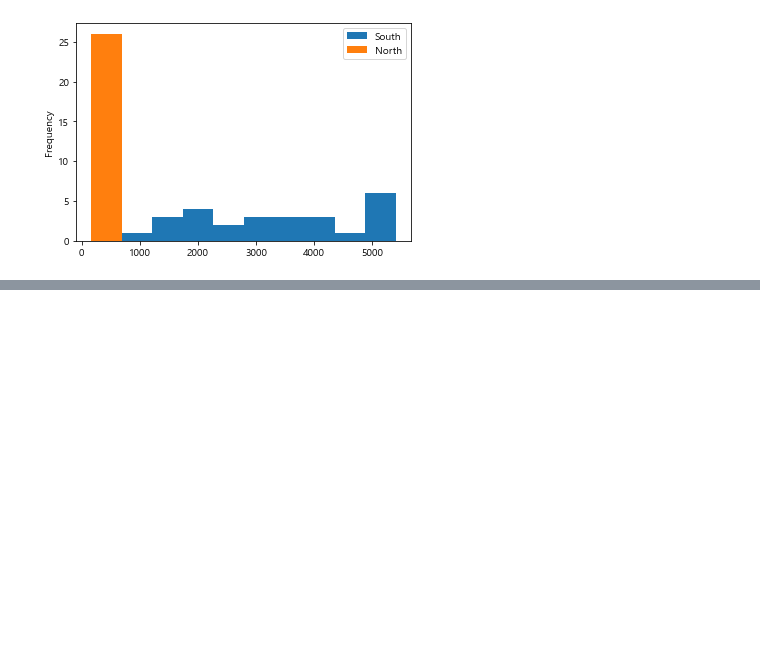
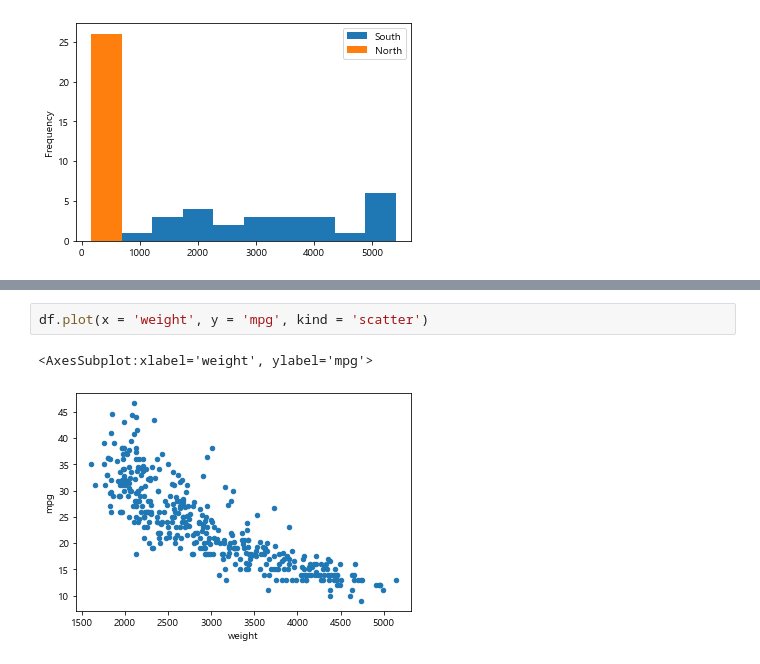
Before and after one commit to updaun/PythonBasic, a Jupyter notebook: jupyter_notebooks/Pandas/Pandas7.ipynb, the cells around one changed output, grey strips where cells are left out. Cells and saved outputs as stored; diff of their text form; blank space fills up the shorter version.

```diff
--- a/jupyter_notebooks/Pandas/Pandas7.ipynb
+++ b/jupyter_notebooks/Pandas/Pandas7.ipynb
@@ -108,0 +153,5 @@ tdf_ns.plot(kind = 'hist')
+# %%
+df.plot(x = 'weight', y = 'mpg', kind = 'scatter')
+# %% [output]
+<AxesSubplot:xlabel='weight', ylabel='mpg'>
+[figure, added]
```
Also changed, not shown: parts of 22 cells of this notebook, 1 other file.
